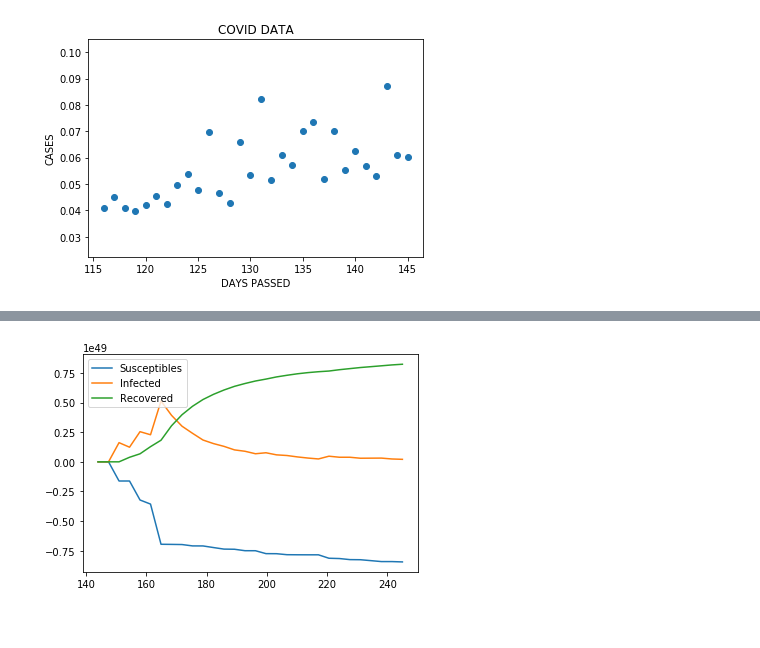
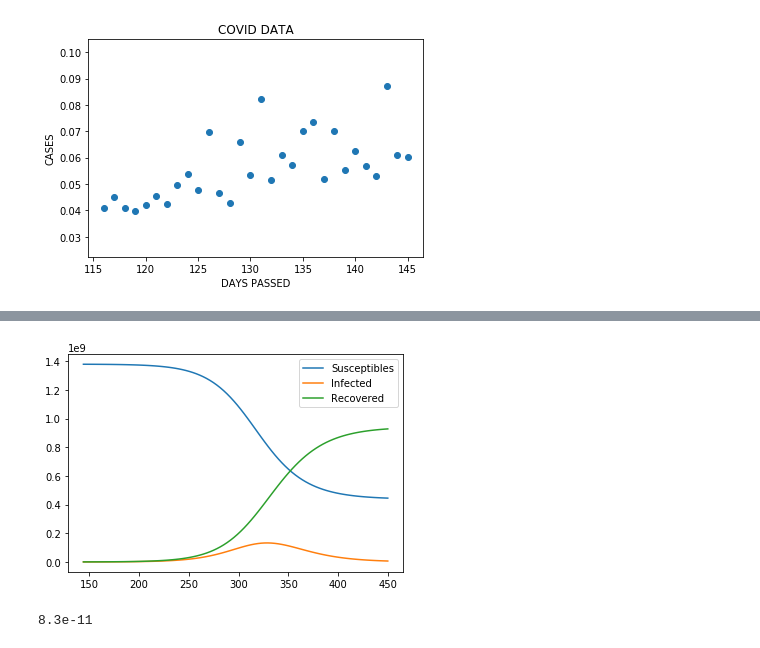
Before and after one commit to sushanth1999/BTP, a Jupyter notebook: BTP_1.2/sir_jp.ipynb, the cells around one changed output, grey strips where cells are left out. Drawn from its saved outputs; the diff is of its cells as text; code cells hidden in the pictures.

```diff
--- a/BTP_1.2/sir_jp.ipynb
+++ b/BTP_1.2/sir_jp.ipynb
@@ -45,8 +33,6 @@ data.describe()
 | 75% | 0.044900 | -5.740000e-11 |
 | max | 1.000000 | 0.000000e+00 |
 # %%
-beta = -8.277172e-11
-gamma = 0.039232
 # -*- coding: utf-8 -*-
 """
 Created on Tue Jun 30 00:07:09 2020
@@ -171,14 +157,14 @@ class SIR:
 
 if __name__ == "__main__":
 
-    beta = lambda t: 0.0005 if t <=10 else 0.0001
+    #beta = lambda t: 0.0005 if t <=10 else 0.0001
 
-    sir = SIR(gamma, beta, 1380051913, 1, 0)
+    sir = SIR(0.04,0.000000000083,1380051913-648315, 235433, 394227+18655)
     solver = ForwardEuler(sir)
     solver.set_initial_conditions(sir.initial_conditions)
 
 
-    time_steps = np.linspace(144,300, 98)
+    time_steps = np.linspace(144,300,100)
     u, t = solver.solve(time_steps)
 
     plt.plot(t, u[:, 0], label="Susceptibles")
@@ -288,6 +267,5 @@ print(regr.predict([[145]]))
 # %%
-beta = 8.277172e-11
-gamma = 0.06814687
+#N = 1380051913
 # -*- coding: utf-8 -*-
 """
 Created on Tue Jun 30 00:07:09 2020
@@ -395,37 +373,40 @@ class SIR:
             # Is number?
             self.beta = lambda t: beta
         elif callable(beta):
             self.beta = beta
 
         self.initial_conditions = [initial_sus, initial_inf, initial_rec]
 
     def __call__(self, u, t):
 
 
         S, I, _ = u
 
         return np.asarray([
-                -int(multiply(str(self.beta(t)),multiply(str(S),str(I)))), # Susceptibles
-                int(multiply(str(self.beta(t)),multiply(str(S),str(I)))) - self.nu(t)*I, # Infected
-                self.nu(t)*I # Recovered
+               -self.beta(t)*S*I,
+                self.beta(t)*S*I - self.nu(t)*I,
+                self.nu(t)*I
         ])
 
 if __name__ == "__main__":
 
-    beta = lambda t: 0.0005 if t <=10 else 0.0001
+   # beta = lambda t: 0.000000000053 if t <=144 else 0.000000000093
+   beta = lamda t :
 
-    sir = SIR(gamma, beta, 1380051913-648315, 227439, 235433)
+
+    sir = SIR(0.069,0.000000000083,1380051913-648315, 235433, 394227+18655)
     solver = ForwardEuler(sir)
     solver.set_initial_conditions(sir.initial_conditions)
 
 
-    time_steps = np.linspace(144,245, 30)
+    time_steps = np.linspace(144,450,90)
     u, t = solver.solve(time_steps)
+
 
     plt.plot(t, u[:, 0], label="Susceptibles")
     plt.plot(t, u[:, 1], label="Infected")
     plt.plot(t, u[:, 2], label="Recovered")
     plt.legend()
     plt.show()
 # %% [output]
-[figure, old version]
+[figure, new version]
@@ -431,0 +422,4 @@ if __name__ == "__main__":
+# %%
+0.000000000083
+# %% [output]
+8.3e-11
```
Also changed, not shown: parts of 10 cells of this notebook.
